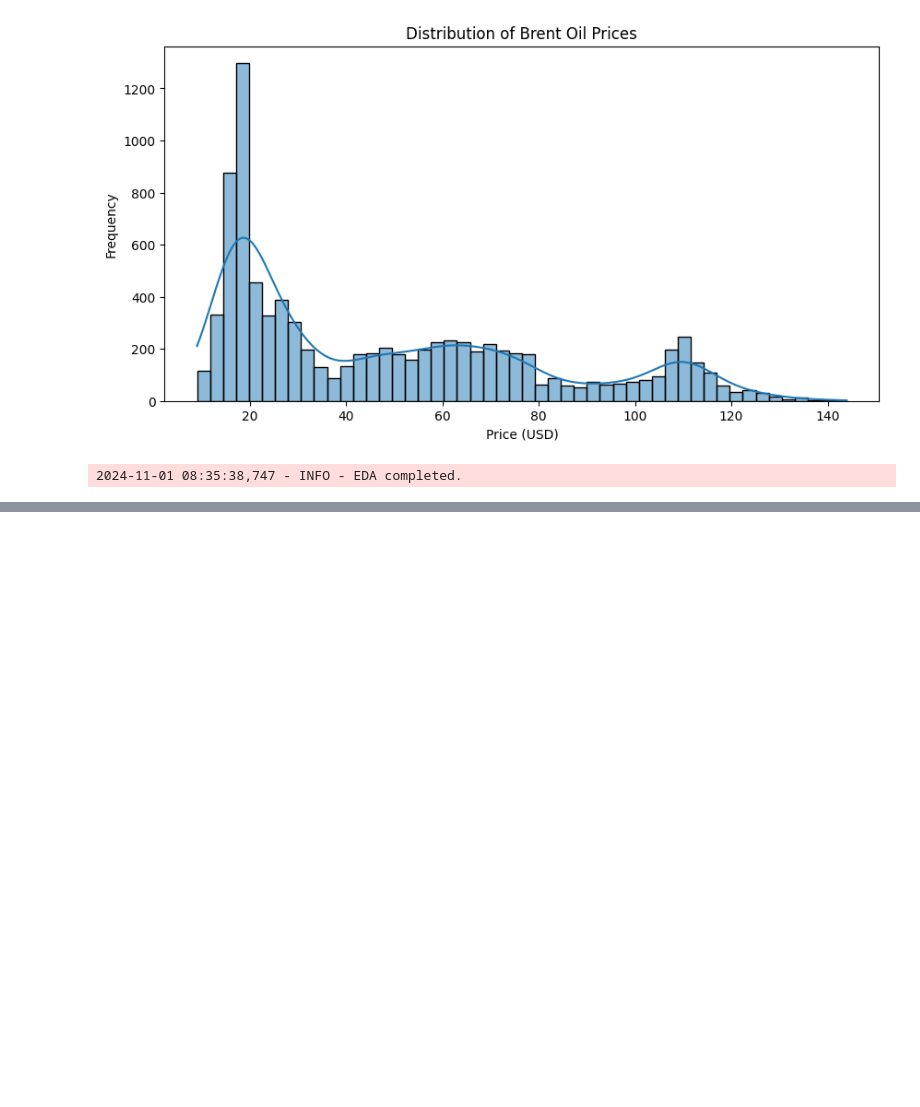
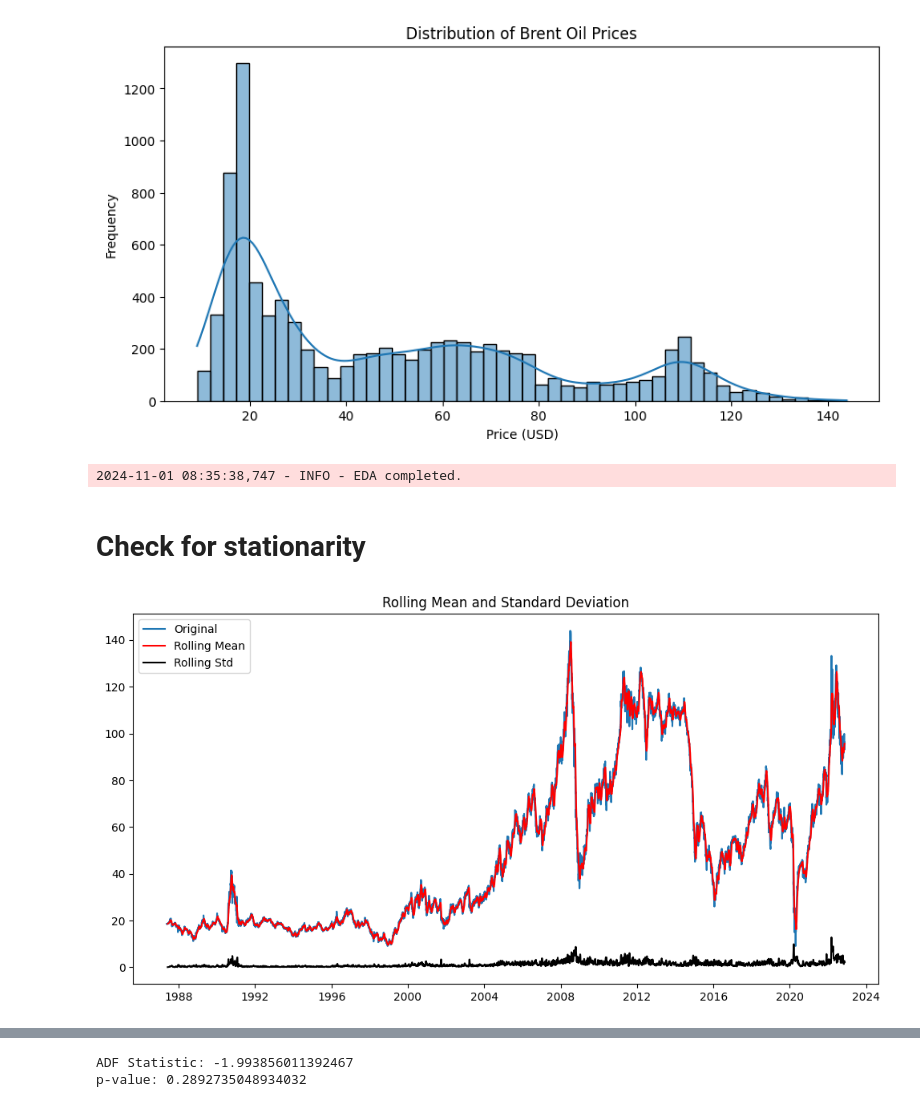
Before and after one commit to habteyesasfaw/BrentOilPriceAnalysis, a Jupyter notebook: notebooks/01_data_preprocessing.ipynb, the cells around one changed output, grey strips where cells are left out. Cells and saved outputs as stored; diff of their text form; code cells hidden in the pictures; blank space fills up the shorter version.

```diff
--- a/notebooks/01_data_preprocessing.ipynb
+++ b/notebooks/01_data_preprocessing.ipynb
@@ -32,3 +32,11 @@ max     143.950000
 [figure]
 [figure]
 2024-11-01 08:35:38,747 - INFO - EDA completed.
+# %% [markdown]
+# Check for stationarity
+# %%
+adf_stat, p_value = check_stationarity(data['Price'])
+print(f"ADF Statistic: {adf_stat}")
+print(f"p-value: {p_value}")
+# %% [output]
+[figure, added]
@@ -34,0 +45,2 @@ max     143.950000
+ADF Statistic: -1.993856011392467
+p-value: 0.2892735048934032
```
Also changed, not shown: parts of 1 cell of this notebook.
